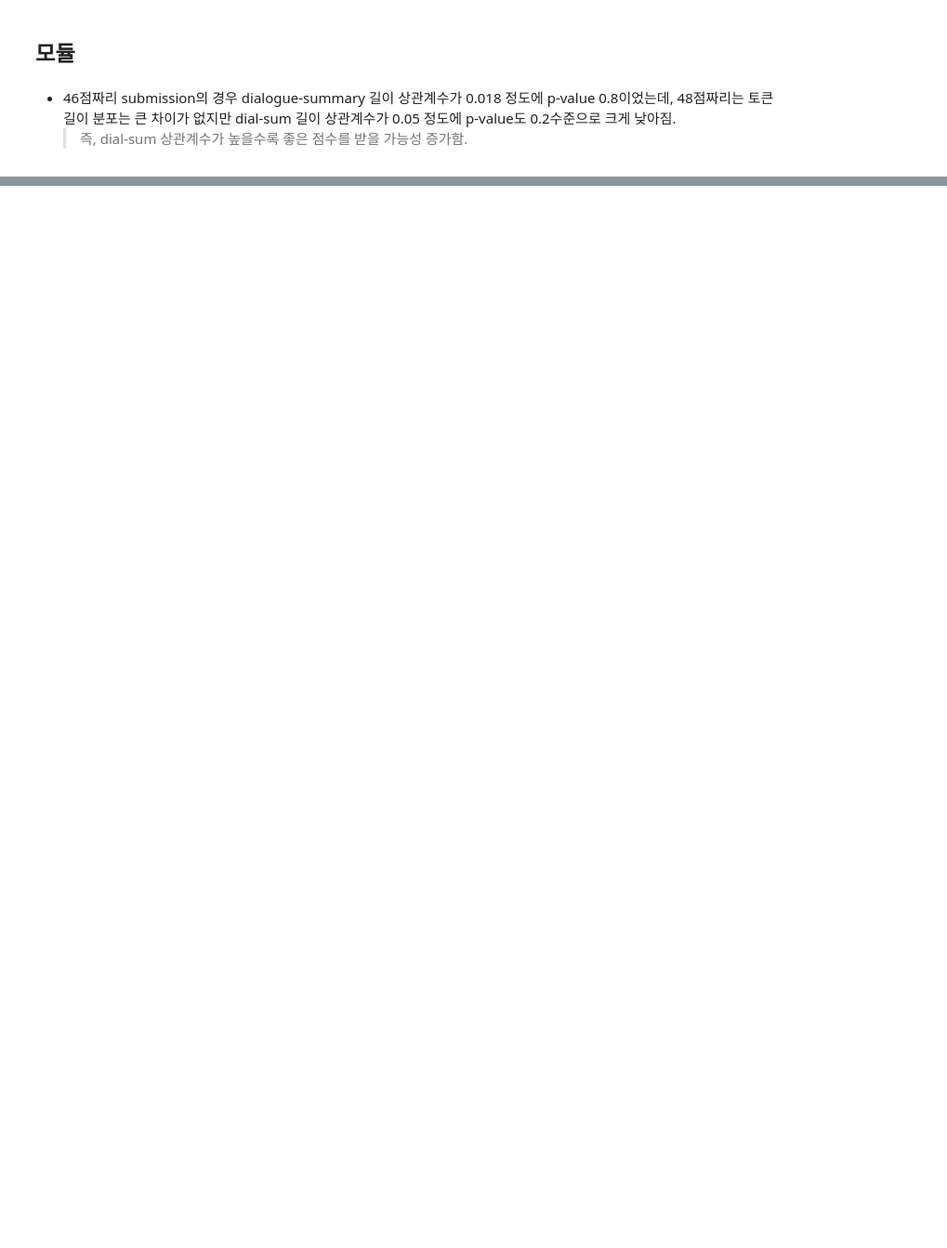
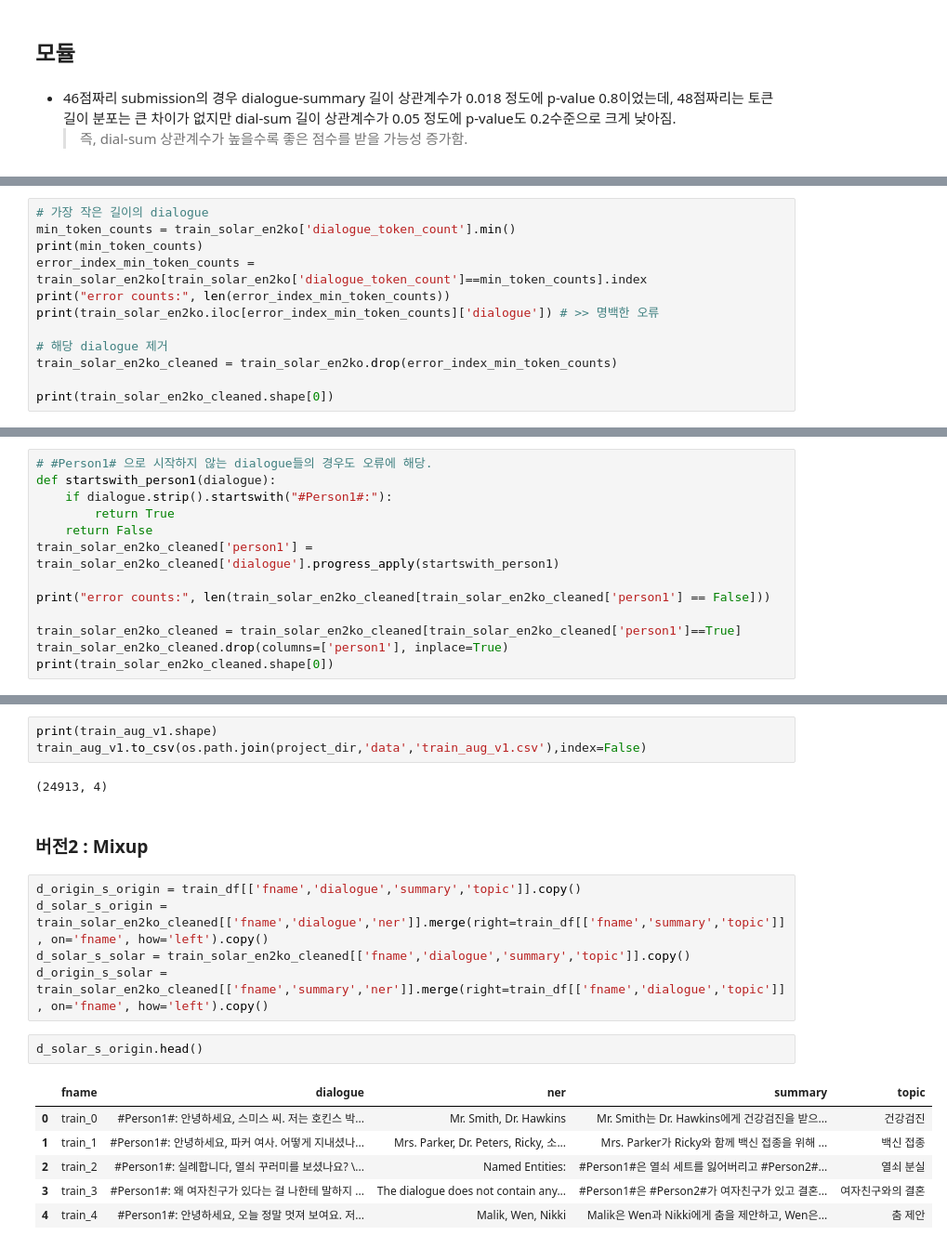
Before and after one commit to skier-song9/upstageailab-nlp-summarization-nlp_5-song, a Jupyter notebook: src/notebooks/00_EDA_length.ipynb, the cells around one changed output, grey strips where cells are left out. Shown at 93% size. Cells and saved outputs as stored; diff of their text form; blank space fills up the shorter version.

```diff
--- a/src/notebooks/00_EDA_length.ipynb
+++ b/src/notebooks/00_EDA_length.ipynb
@@ -249,0 +279,12 @@ P-value: 0.2377
+# %%
+# 가장 작은 길이의 dialogue
+min_token_counts = train_solar_en2ko['dialogue_token_count'].min()
+print(min_token_counts)
+error_index_min_token_counts = train_solar_en2ko[train_solar_en2ko['dialogue_token_count']==min_token_counts].index
+print("error counts:", len(error_index_min_token_counts))
+print(train_solar_en2ko.iloc[error_index_min_token_counts]['dialogue']) # >> 명백한 오류
+
+# 해당 dialogue 제거
+train_solar_en2ko_cleaned = train_solar_en2ko.drop(error_index_min_token_counts)
+
+print(train_solar_en2ko_cleaned.shape[0])
@@ -249,0 +297,13 @@ P-value: 0.2377
+# %%
+# #Person1# 으로 시작하지 않는 dialogue들의 경우도 오류에 해당.
+def startswith_person1(dialogue):
+    if dialogue.strip().startswith("#Person1#:"):
+        return True
+    return False
+train_solar_en2ko_cleaned['person1'] = train_solar_en2ko_cleaned['dialogue'].progress_apply(startswith_person1)
+
+print("error counts:", len(train_solar_en2ko_cleaned[train_solar_en2ko_cleaned['person1'] == False]))
+
+train_solar_en2ko_cleaned = train_solar_en2ko_cleaned[train_solar_en2ko_cleaned['person1']==True]
+train_solar_en2ko_cleaned.drop(columns=['person1'], inplace=True)
+print(train_solar_en2ko_cleaned.shape[0])
@@ -249,0 +353,21 @@ P-value: 0.2377
+# %%
+print(train_aug_v1.shape)
+train_aug_v1.to_csv(os.path.join(project_dir,'data','train_aug_v1.csv'),index=False)
+# %% [output]
+(24913, 4)
+# %% [markdown]
+### 버전2 : Mixup
+# %%
+d_origin_s_origin = train_df[['fname','dialogue','summary','topic']].copy()
+d_solar_s_origin = train_solar_en2ko_cleaned[['fname','dialogue','ner']].merge(right=train_df[['fname','summary','topic']], on='fname', how='left').copy()
+d_solar_s_solar = train_solar_en2ko_cleaned[['fname','dialogue','summary','topic']].copy()
+d_origin_s_solar = train_solar_en2ko_cleaned[['fname','summary','ner']].merge(right=train_df[['fname','dialogue','topic']], on='fname', how='left').copy()
+# %%
+d_solar_s_origin.head()
+# %% [output]
+|  | fname | dialogue | ner | summary | topic |
+| 0 | train_0 | #Person1#: 안녕하세요, 스미스 씨. 저는 호킨스 박... | Mr. Smith, Dr. Hawkins | Mr. Smith는 Dr. Hawkins에게 건강검진을 받으... | 건강검진 |
+| 1 | train_1 | #Person1#: 안녕하세요, 파커 여사. 어떻게 지내셨나... | Mrs. Parker, Dr. Peters, Ricky, 소... | Mrs. Parker가 Ricky와 함께 백신 접종을 위해 ... | 백신 접종 |
+| 2 | train_2 | #Person1#: 실례합니다, 열쇠 꾸러미를 보셨나요? \... | Named Entities: | #Person1#은 열쇠 세트를 잃어버리고 #Person2#... | 열쇠 분실 |
+| 3 | train_3 | #Person1#: 왜 여자친구가 있다는 걸 나한테 말하지 ... | The dialogue does not contain any... | #Person1#은 #Person2#가 여자친구가 있고 결혼... | 여자친구와의 결혼 |
+| 4 | train_4 | #Person1#: 안녕하세요, 오늘 정말 멋져 보여요. 저... | Malik, Wen, Nikki | Malik은 Wen과 Nikki에게 춤을 제안하고, Wen은... | 춤 제안 |
```
Also changed, not shown: parts of 28 cells of this notebook, 4 other files.
